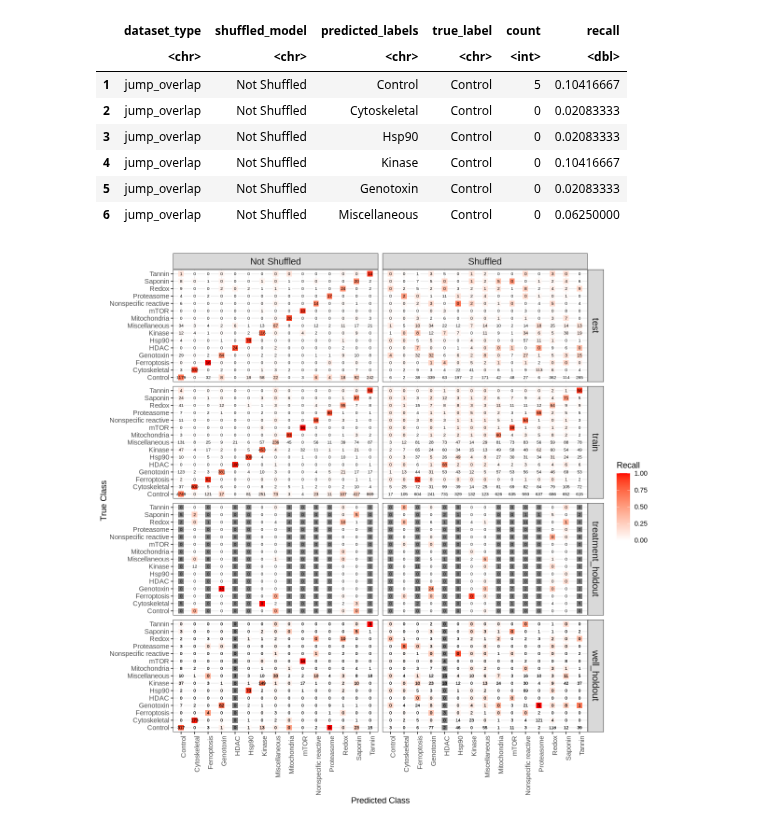
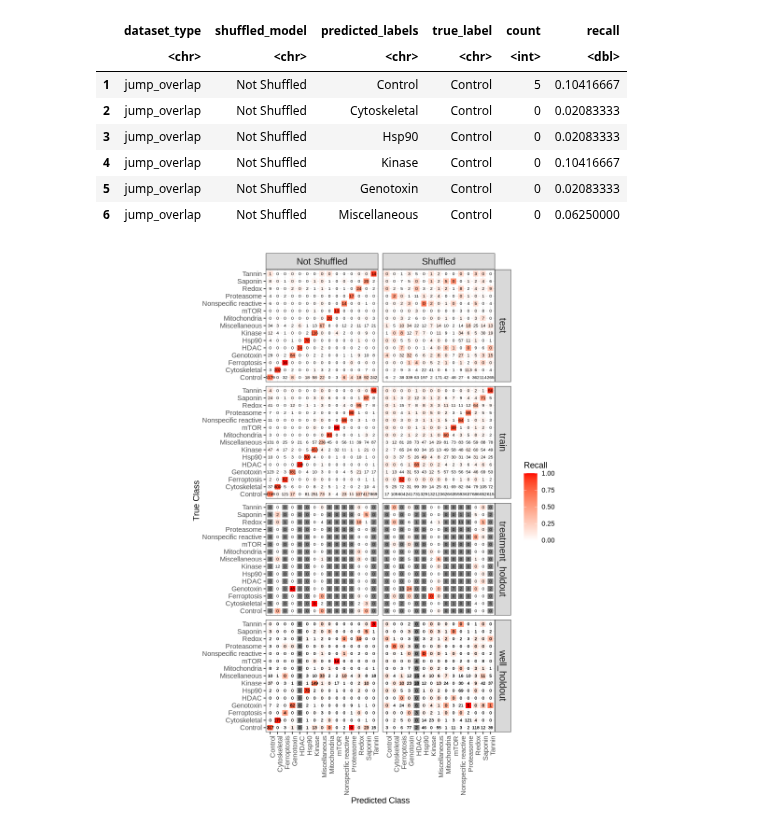
Before and after one commit to WayScience/Cytotoxic-Nuisance-Metadata-Analysis, a Jupyter notebook: notebooks/4.visualization/confusion_matrix/confusion_matrix.ipynb, the cells around one changed output. Cells and saved outputs as stored; diff of their text form; code cells hidden in the pictures.

```diff
--- a/notebooks/4.visualization/confusion_matrix/confusion_matrix.ipynb
+++ b/notebooks/4.visualization/confusion_matrix/confusion_matrix.ipynb
@@ -48,29 +48,31 @@ A data.frame: 6 × 6
 # %%
 # set image dim
 width <- 10
 height <- 10
 options(repr.plot.width = width, repr.plot.height = height)
 
 # create a confusion matrix plot
 confusion_matrix_plot <- (
     ggplot(cm_df, aes(x = true_label, y = predicted_labels))
     + facet_grid(dataset_type~shuffled_model)
     + geom_point(aes(color = recall), size = 3, shape = 15)
     + geom_text(aes(label = count), size = 2)
     + scale_color_gradient("Recall", low = "white", high = "red",limits = c(0, 1))
     + theme_bw()
     + ylab("True Class")
     + xlab("Predicted Class")
     + theme(strip.text = element_text(size = 12))
     + theme(axis.text.x = element_text(angle = 90, hjust = 1))
+    + ggplot2::coord_fixed()
+
 )
 
 # saving file
 ggsave(filename = "confusion_matrix.png", height = height, width = width, dpi=600)
 
 confusion_matrix_plot
 # %% [output]
-[figure, old version]
+[figure, new version]
 # %%
 # set image dim
 width <- 10
```
Also changed, not shown: parts of 1 cell of this notebook, 3 other files.
